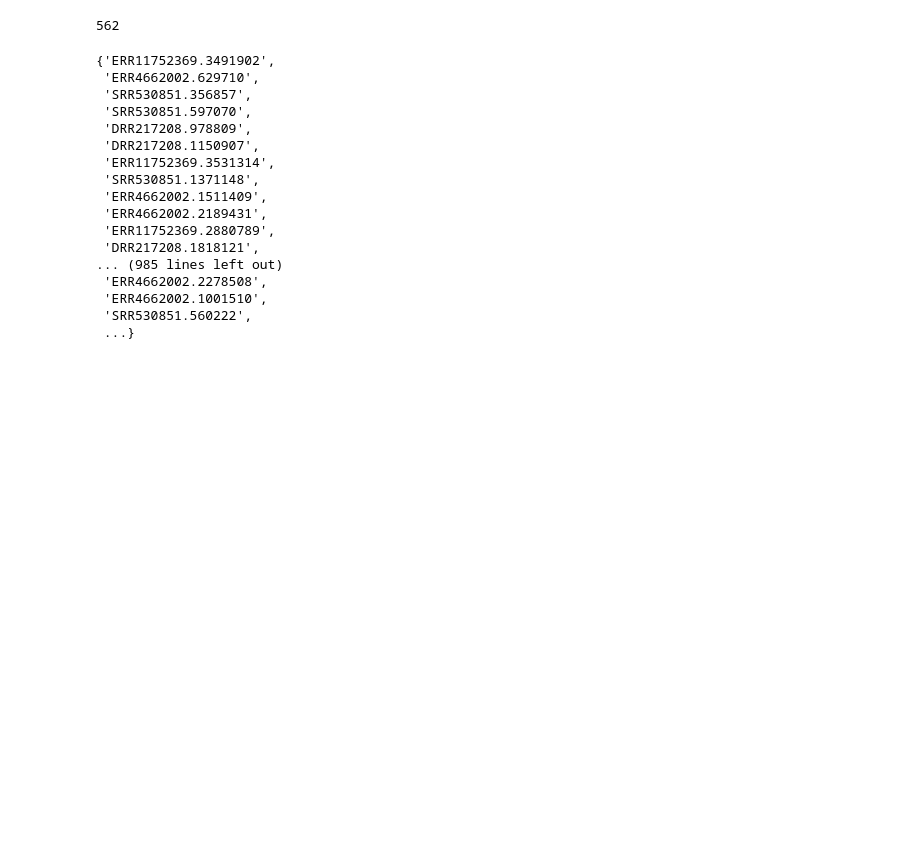
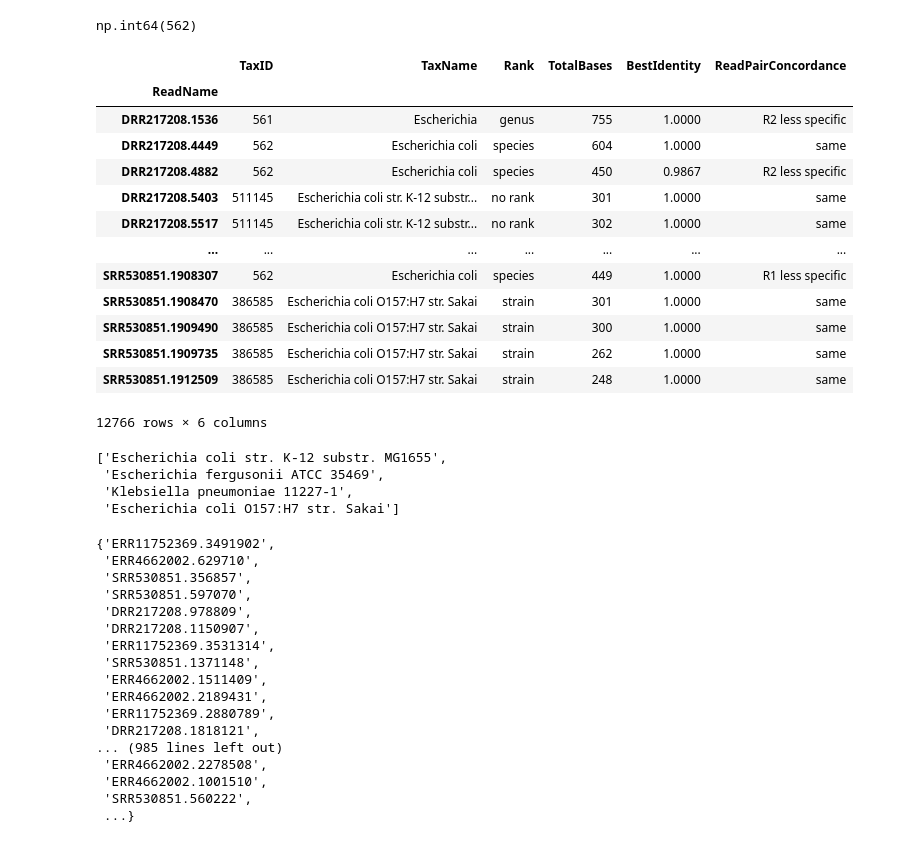
Before and after one commit to mistergroot/cladeaid, a Jupyter notebook: jupyter_notebooks/CladeAid.ipynb, the cells around one changed output. Saved outputs shown, nothing was run; the diff lists cells and outputs as text; code cells hidden in the pictures; blank space fills up the shorter version.

```diff
--- a/jupyter_notebooks/CladeAid.ipynb
+++ b/jupyter_notebooks/CladeAid.ipynb
@@ -3,6 +65,25 @@ import pandas as pd
+# %%
+df = pd.read_csv(read_taxid_df).set_index("ReadName")
 # %%
 df = df.set_index("ReadName")
 # %%
 df.loc["SRR530851.1908307", 'TaxID']
 # %% [output]
-562
+np.int64(562)
+# %%
+df
+# %% [output]
+|  | TaxID | TaxName | Rank | TotalBases | BestIdentity | ReadPairConcordance |
+| ReadName |  |  |  |  |  |  |
+| DRR217208.1536 | 561 | Escherichia | genus | 755 | 1.0000 | R2 less specific |
+| DRR217208.4449 | 562 | Escherichia coli | species | 604 | 1.0000 | same |
+| DRR217208.4882 | 562 | Escherichia coli | species | 450 | 0.9867 | R2 less specific |
+| DRR217208.5403 | 511145 | Escherichia coli str. K-12 substr... | no rank | 301 | 1.0000 | same |
+| DRR217208.5517 | 511145 | Escherichia coli str. K-12 substr... | no rank | 302 | 1.0000 | same |
+| ... | ... | ... | ... | ... | ... | ... |
+| SRR530851.1908307 | 562 | Escherichia coli | species | 449 | 1.0000 | R1 less specific |
+| SRR530851.1908470 | 386585 | Escherichia coli O157:H7 str. Sakai | strain | 301 | 1.0000 | same |
+| SRR530851.1909490 | 386585 | Escherichia coli O157:H7 str. Sakai | strain | 300 | 1.0000 | same |
+| SRR530851.1909735 | 386585 | Escherichia coli O157:H7 str. Sakai | strain | 262 | 1.0000 | same |
+| SRR530851.1912509 | 386585 | Escherichia coli O157:H7 str. Sakai | strain | 248 | 1.0000 | same |
+12766 rows × 6 columns
@@ -9,3 +92,10 @@ df.loc["SRR530851.1908307", 'TaxID']
+# %%
+(propagated_counts.TaxName[propagated_counts.Naive_Proportion.notna()].unique().tolist())
+# %% [output]
+['Escherichia coli str. K-12 substr. MG1655',
+ 'Escherichia fergusonii ATCC 35469',
+ 'Klebsiella pneumoniae 11227-1',
+ 'Escherichia coli O157:H7 str. Sakai']
 # %%
 import pysam
 import pandas as pd
```
Also changed, not shown: parts of 13 cells of this notebook.
